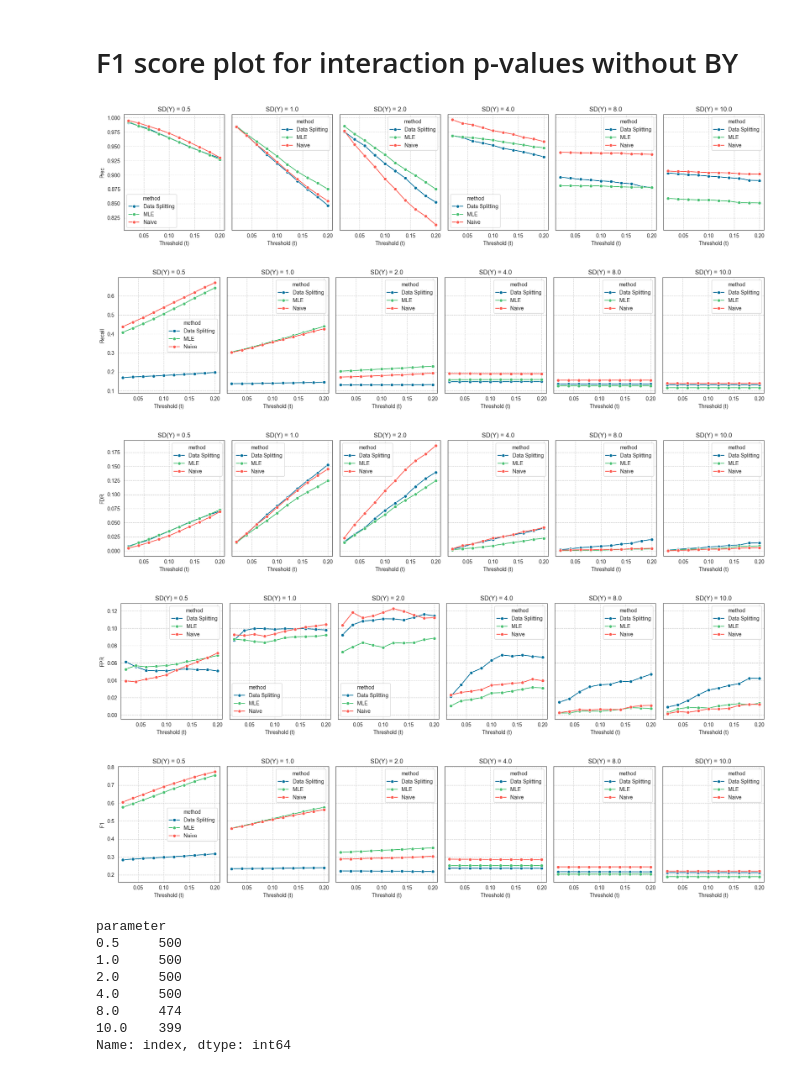
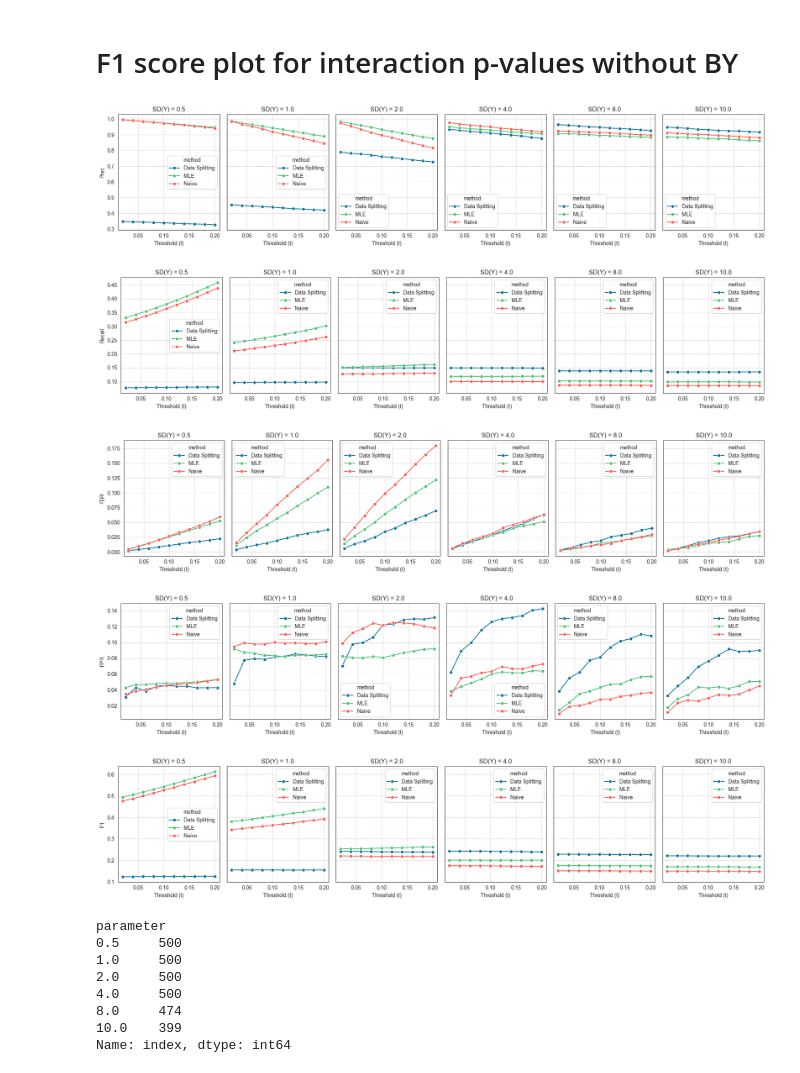
Before and after one commit to yiling-h/SI-Interaction, a Jupyter notebook: selectinf/Simulation/H1/Results/vary_signal/plotting_signal.ipynb, the cells around one changed output. Cells and saved outputs as stored; diff of their text form; code cells hidden in the pictures.

```diff
--- a/selectinf/Simulation/H1/Results/vary_signal/plotting_signal.ipynb
+++ b/selectinf/Simulation/H1/Results/vary_signal/plotting_signal.ipynb
@@ -639,13 +639,16 @@ def calculate_metrics(pvalue, targets, level, type, threshold=0.05):
         return FPR
     if type == "F1":
         return 2 * prec * recall / (prec + recall) if (prec * recall != 0) else 0
+    if type == "N_rej":
+        return np.sum(rejection)
 
 
 def calculate_metric_df(targets_dict,
                           threshold=0.1,
                           level=0.1,
                           pval_key="pvals",
-                        metric_list = ["Prec", "Recall", "FDR", "NonNull/Total"]):
+                        metric_list = ["Prec", "Recall", "FDR", "NonNull/Total"],
+                        rank_def_count=None):
     grouped_targets = pd.DataFrame(targets_dict).groupby(['index',
                                                           'method', 'parameter'])
     power_df = {}
@@ -655,6 +658,14 @@ def calculate_metric_df(targets_dict,
                    "TP", "TN", "FP", "FN", "ZeroRej","NonNull/Total"]"""
     for met in metric_list:
         power_df[met] = []
+
+    # fill in entries where data splitting is rank deficient
+    #rank_def_metrics = {col: [] for col in power_df.keys()}
+    for par in np.unique(targets_dict['parameter']):
+        power_df['parameter'] += [par] * rank_def_count[par]
+        power_df['method'] += ["Data Splitting"] * rank_def_count[par]
+        for met in metric_list:
+            power_df[met] += [0] * rank_def_count[par]
 
     for name, group in grouped_targets:
         power_df['parameter'].append(name[2])
@@ -666,12 +677,14 @@ def calculate_metric_df(targets_dict,
                 calculate_metrics(pvalues, targets, level=level,
                                   type=met, threshold=threshold)
             )
+
     return power_df
 # %%
 def metric_plot(target_dict=None, thresholds=np.array(range(1, 11)) * 0.02, level=0.1,
                 pval_key="pval",
                 parameter_name='parameter',
-                metric_list=None):
+                metric_list=None,
+                rank_def_count=None):
 
     # Collect the data for each threshold
     df_list = []
@@ -679,7 +692,8 @@ def metric_plot(target_dict=None, thresholds=np.array(range(1, 11)) * 0.02, leve
         df_t = calculate_metric_df(targets_dict=target_dict,
                                      threshold=t, level=level,
                                      pval_key=pval_key,
-                                   metric_list=metric_list)  # compute power(t) -> DataFrame
+                                   metric_list=metric_list,
+                                   rank_def_count=rank_def_count)  # compute power(t) -> DataFrame
         df_t = pd.DataFrame(df_t).copy()  # so we can safely modify
         df_t['threshold'] = t  # store which threshold was used
         df_list.append(df_t)
@@ -751,16 +765,19 @@ def metric_plot(target_dict=None, thresholds=np.array(range(1, 11)) * 0.02, leve
 
     for metric in metric_list:
         plot_one_metric(metric)
+
+    return df_list
 # %%
-metric_plot(target_dict=target_dict_full, pval_key="pval",
+df_list = metric_plot(target_dict=target_dict_full, pval_key="pval",
             parameter_name="SD(Y)",
-            metric_list=["Prec", "Recall", "FDR", "FPR", "F1"])
+            metric_list=["Prec", "Recall", "FDR", "FPR", "F1"],
+                      rank_def_count=ds_rank_def_count_full)
 # %% [output]
-[figure, old version]
+[figure, new version]
-[figure, old version]
+[figure, new version]
-[figure, old version]
+[figure, new version]
-[figure, old version]
+[figure, new version]
-[figure, old version]
+[figure, new version]
 # %%
 ind_list = np.array(target_dict_full["index"])
 # %%
```
Also changed, not shown: parts of 4 cells of this notebook, 19 other files.
